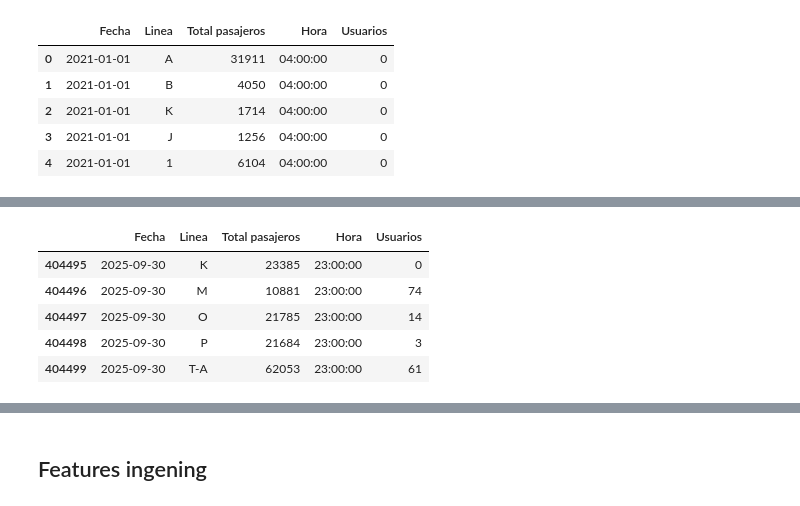
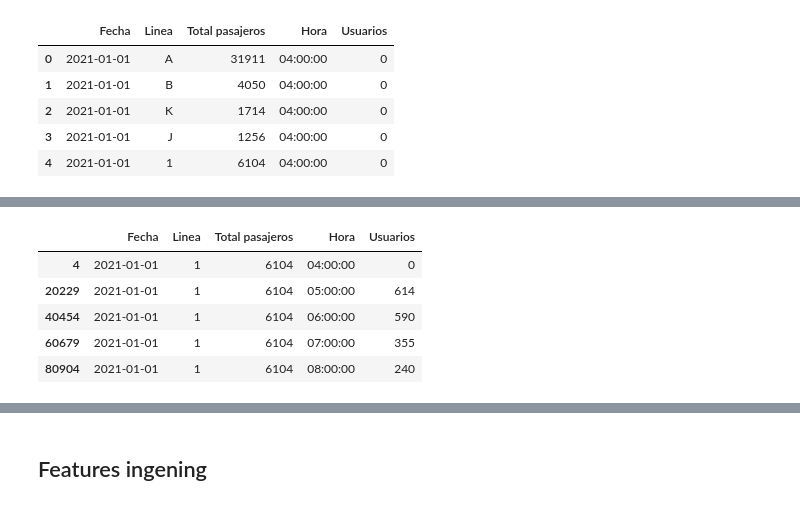
Before and after one commit to jbernalg/Project_Medellin_Metro, a Jupyter notebook: notebooks/preprocessing.ipynb, the cells around one changed output, grey strips where cells are left out. Drawn from its saved outputs; the diff is of its cells as text; code cells hidden in the pictures.

```diff
--- a/notebooks/preprocessing.ipynb
+++ b/notebooks/preprocessing.ipynb
@@ -170,11 +186,15 @@ df_long.head()
 # %%
-# ordenar las var
-df_long.tail()
+# ordenar las variables
+df_long = df_long.sort_values(
+    ['Linea', 'Fecha', 'Hora']
+)
+
+df_long.head()
 # %% [output]
 |  | Fecha | Linea | Total pasajeros | Hora | Usuarios |
-| 404495 | 2025-09-30 | K | 23385 | 23:00:00 | 0 |
-| 404496 | 2025-09-30 | M | 10881 | 23:00:00 | 74 |
-| 404497 | 2025-09-30 | O | 21785 | 23:00:00 | 14 |
-| 404498 | 2025-09-30 | P | 21684 | 23:00:00 | 3 |
-| 404499 | 2025-09-30 | T-A | 62053 | 23:00:00 | 61 |
+| 4 | 2021-01-01 | 1 | 6104 | 04:00:00 | 0 |
+| 20229 | 2021-01-01 | 1 | 6104 | 05:00:00 | 614 |
+| 40454 | 2021-01-01 | 1 | 6104 | 06:00:00 | 590 |
+| 60679 | 2021-01-01 | 1 | 6104 | 07:00:00 | 355 |
+| 80904 | 2021-01-01 | 1 | 6104 | 08:00:00 | 240 |
 # %%
```
Also changed, not shown: parts of 5 cells of this notebook.
